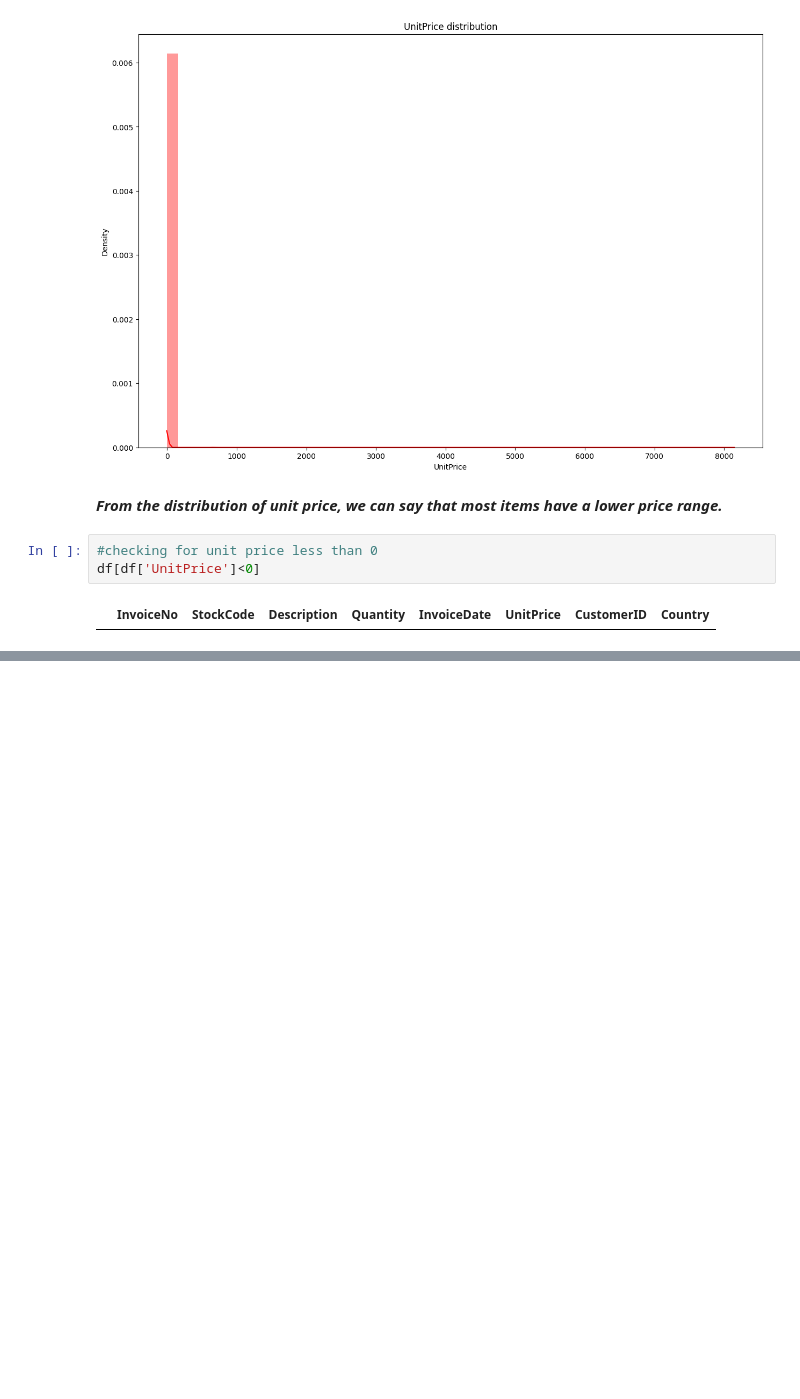
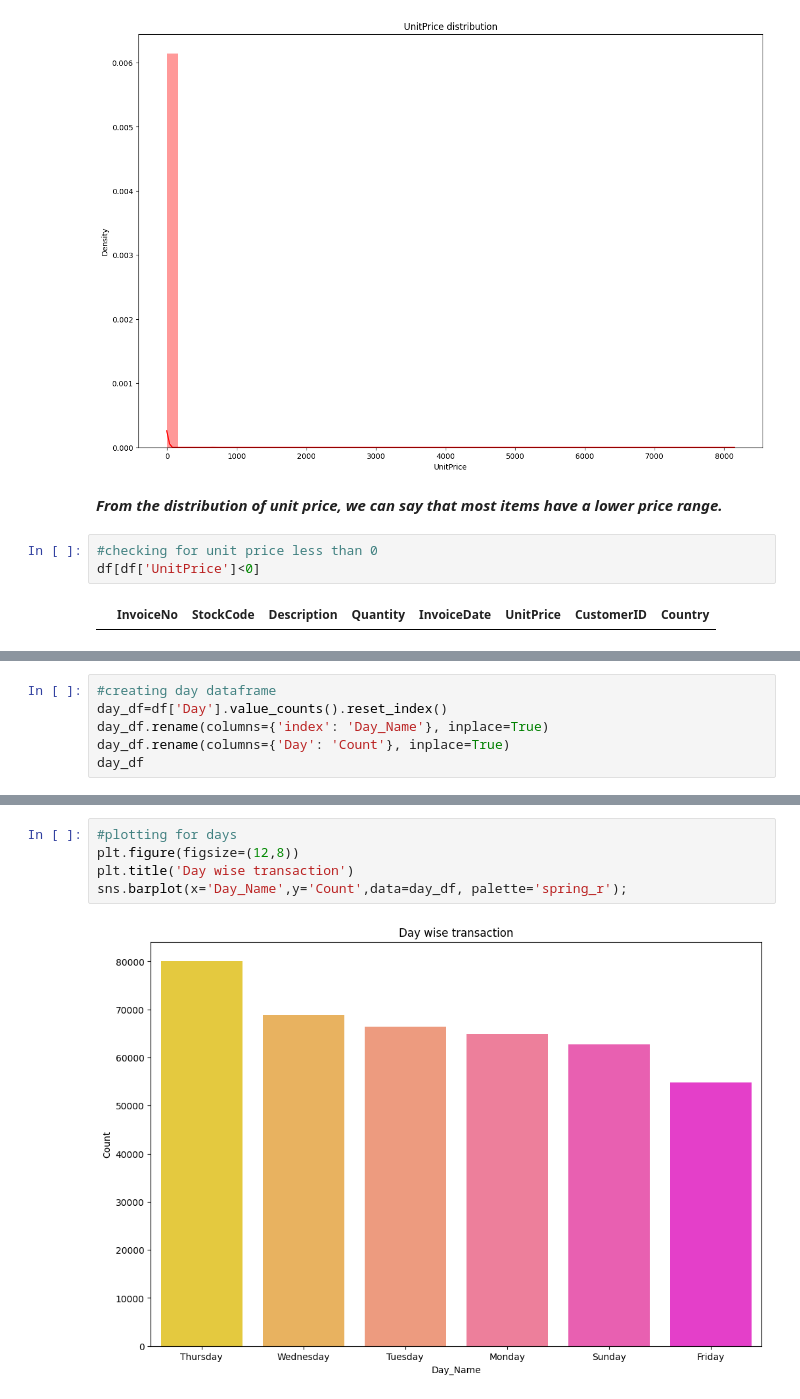
Before and after one commit to Saniyashakur22/Unsupervised-ML, a Jupyter notebook: Online_Retail_Customer_Segmentation_Capstone_Project.ipynb, the cells around one changed output, grey strips where cells are left out. Drawn from its saved outputs; the diff is of its cells as text; blank space fills up the shorter version.

```diff
--- a/Online_Retail_Customer_Segmentation_Capstone_Project.ipynb
+++ b/Online_Retail_Customer_Segmentation_Capstone_Project.ipynb
@@ -393,0 +460,6 @@ df[df['UnitPrice']<0]
+# %%
+#creating day dataframe
+day_df=df['Day'].value_counts().reset_index()
+day_df.rename(columns={'index': 'Day_Name'}, inplace=True)
+day_df.rename(columns={'Day': 'Count'}, inplace=True)
+day_df
@@ -393,0 +474,7 @@ df[df['UnitPrice']<0]
+# %%
+#plotting for days
+plt.figure(figsize=(12,8))
+plt.title('Day wise transaction')
+sns.barplot(x='Day_Name',y='Count',data=day_df, palette='spring_r');
+# %% [output]
+[figure, added]
```
Also changed, not shown: parts of 33 cells of this notebook.
